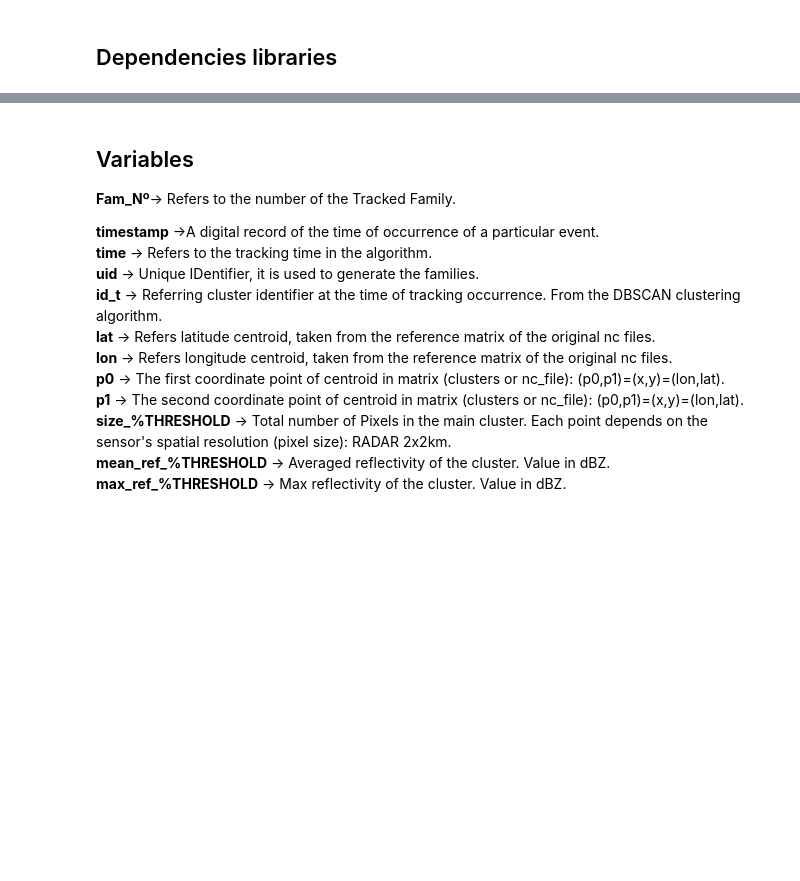
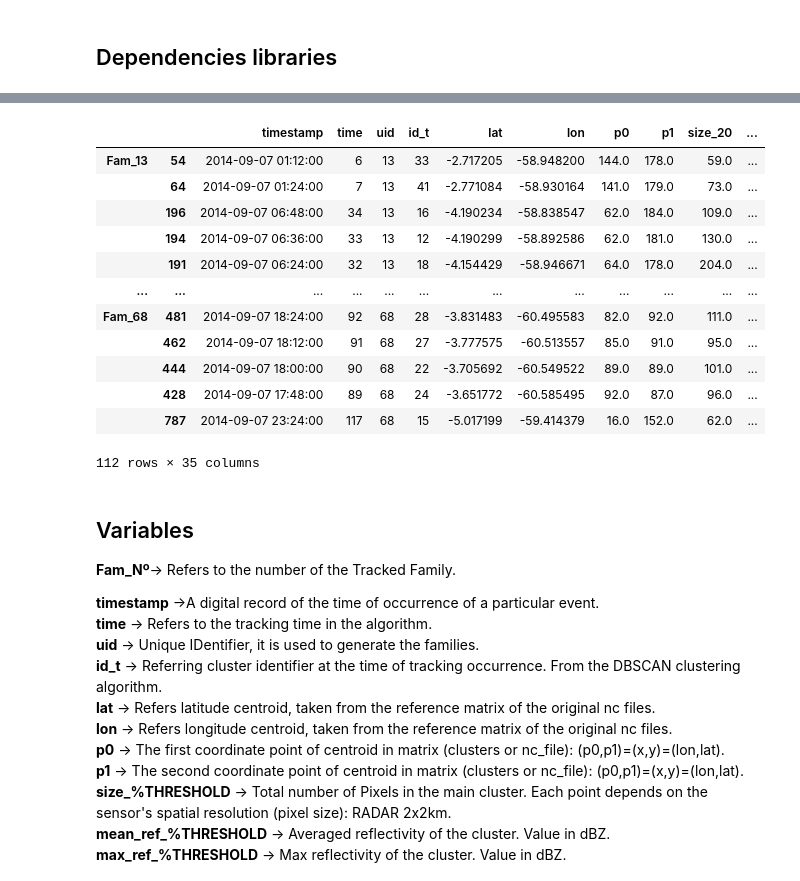
Before and after one commit to helvecioneto/stanalyzer, a Jupyter notebook: docs/READ_FAM.ipynb, the cells around one changed output, grey strips where cells are left out. Cells and saved outputs as stored; diff of their text form; code cells hidden in the pictures; blank space fills up the shorter version.

```diff
--- a/docs/READ_FAM.ipynb
+++ b/docs/READ_FAM.ipynb
@@ -44,3 +92,19 @@ help(sta.read_file)
+# %%
+track_frame.query('uid == @uids')
+# %% [output]
+|  |  | timestamp | time | uid | id_t | lat | lon | p0 | p1 | size_20 | ... |
+| Fam_13 | 54 | 2014-09-07 01:12:00 | 6 | 13 | 33 | -2.717205 | -58.948200 | 144.0 | 178.0 | 59.0 | ... |
+|  | 64 | 2014-09-07 01:24:00 | 7 | 13 | 41 | -2.771084 | -58.930164 | 141.0 | 179.0 | 73.0 | ... |
+|  | 196 | 2014-09-07 06:48:00 | 34 | 13 | 16 | -4.190234 | -58.838547 | 62.0 | 184.0 | 109.0 | ... |
+|  | 194 | 2014-09-07 06:36:00 | 33 | 13 | 12 | -4.190299 | -58.892586 | 62.0 | 181.0 | 130.0 | ... |
+|  | 191 | 2014-09-07 06:24:00 | 32 | 13 | 18 | -4.154429 | -58.946671 | 64.0 | 178.0 | 204.0 | ... |
+| ... | ... | ... | ... | ... | ... | ... | ... | ... | ... | ... | ... |
+| Fam_68 | 481 | 2014-09-07 18:24:00 | 92 | 68 | 28 | -3.831483 | -60.495583 | 82.0 | 92.0 | 111.0 | ... |
+|  | 462 | 2014-09-07 18:12:00 | 91 | 68 | 27 | -3.777575 | -60.513557 | 85.0 | 91.0 | 95.0 | ... |
+|  | 444 | 2014-09-07 18:00:00 | 90 | 68 | 22 | -3.705692 | -60.549522 | 89.0 | 89.0 | 101.0 | ... |
+|  | 428 | 2014-09-07 17:48:00 | 89 | 68 | 24 | -3.651772 | -60.585495 | 92.0 | 87.0 | 96.0 | ... |
+|  | 787 | 2014-09-07 23:24:00 | 117 | 68 | 15 | -5.017199 | -59.414379 | 16.0 | 152.0 | 62.0 | ... |
+112 rows × 35 columns
 # %%
 import pandas as pd
 # %%
```
Also changed, not shown: parts of 7 cells of this notebook, 4 other files.
